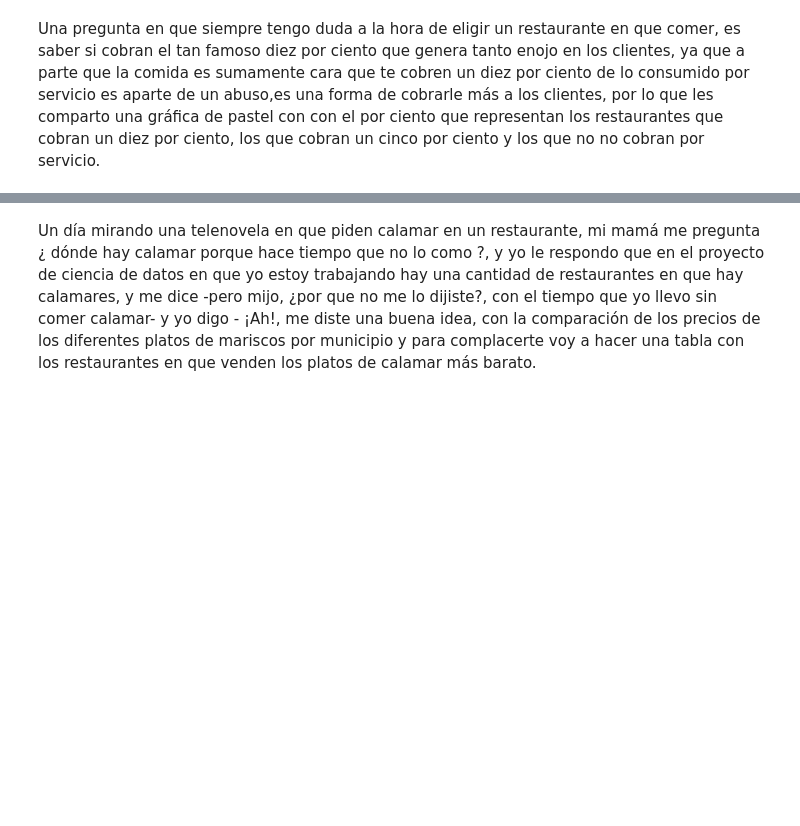
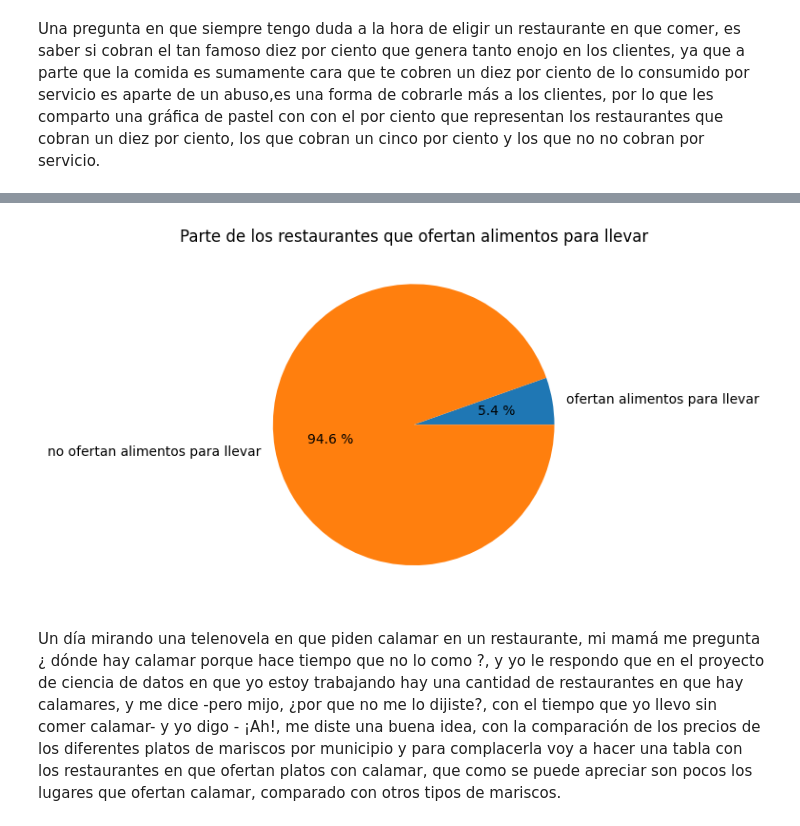
Before and after one commit to Datadrummer-jr/Food-Data, a Jupyter notebook: Project Code/restaurant project.ipynb, the cells around one changed output, grey strips where cells are left out. Cells and saved outputs as stored; diff of their text form; code cells hidden in the pictures; blank space fills up the shorter version.

```diff
--- a/Project Code/restaurant project.ipynb
+++ b/Project Code/restaurant project.ipynb
@@ -139,4 +144,9 @@ percent()
+# %%
+
+go_to()
+# %% [output]
+[figure, added]
 # %% [markdown]
- Un día mirando una telenovela en que piden calamar en un restaurante, mi mamá me pregunta ¿ dónde hay calamar porque hace tiempo que no lo como ?, y yo le respondo que en el proyecto de ciencia de datos en que yo estoy trabajando hay una cantidad de restaurantes en que hay calamares, y me dice -pero mijo, ¿por que no me lo dijiste?, con el tiempo que yo llevo sin comer calamar- y yo digo - ¡Ah!, me diste una buena idea, con la comparación de los precios de los diferentes platos de mariscos por municipio y para complacerte voy a hacer una tabla con los restaurantes en que venden los platos de calamar más barato.
+ Un día mirando una telenovela en que piden calamar en un restaurante, mi mamá me pregunta ¿ dónde hay calamar porque hace tiempo que no lo como ?, y yo le respondo que en el proyecto de ciencia de datos en que yo estoy trabajando hay una cantidad de restaurantes en que hay calamares, y me dice -pero mijo, ¿por que no me lo dijiste?, con el tiempo que yo llevo sin comer calamar- y yo digo - ¡Ah!, me diste una buena idea, con la comparación de los precios de los diferentes platos de mariscos por municipio y para complacerla voy a hacer una tabla con los restaurantes en que ofertan platos con calamar, que como se puede apreciar son pocos los lugares que ofertan calamar, comparado con otros tipos de mariscos.
 # %%
 mariscos()
```
Also changed, not shown: parts of 12 cells of this notebook, 1 other file.
